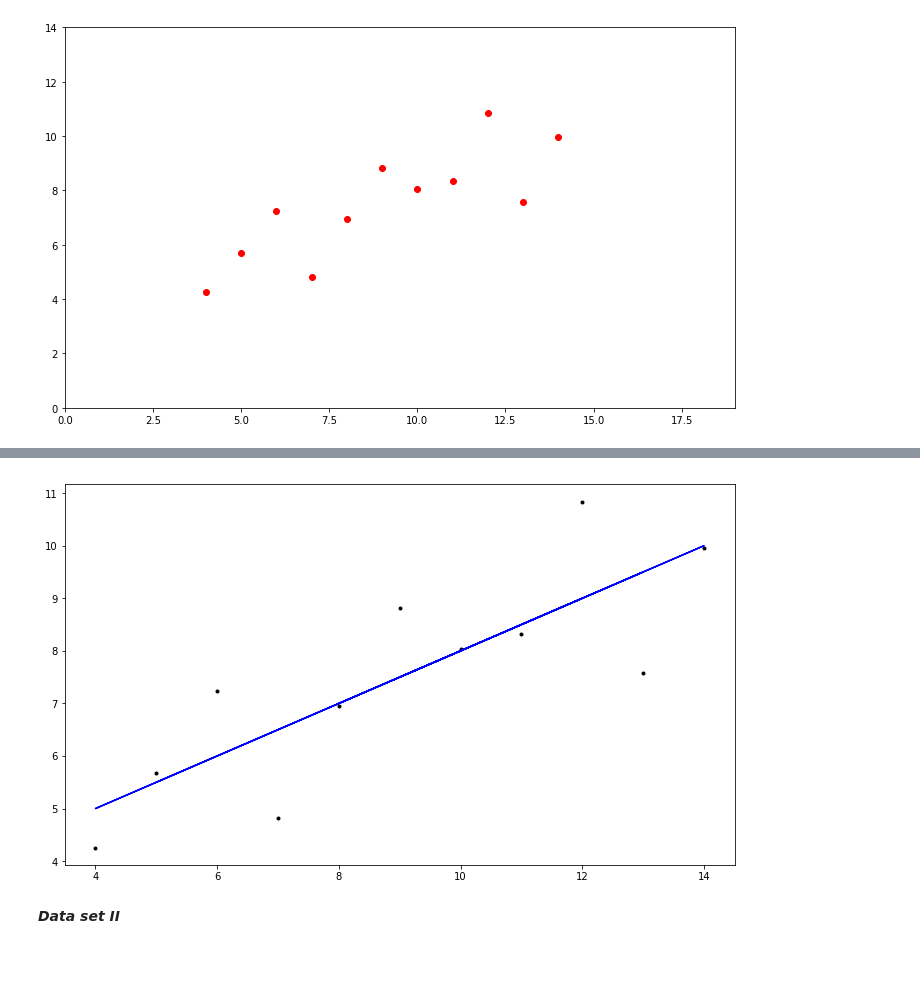
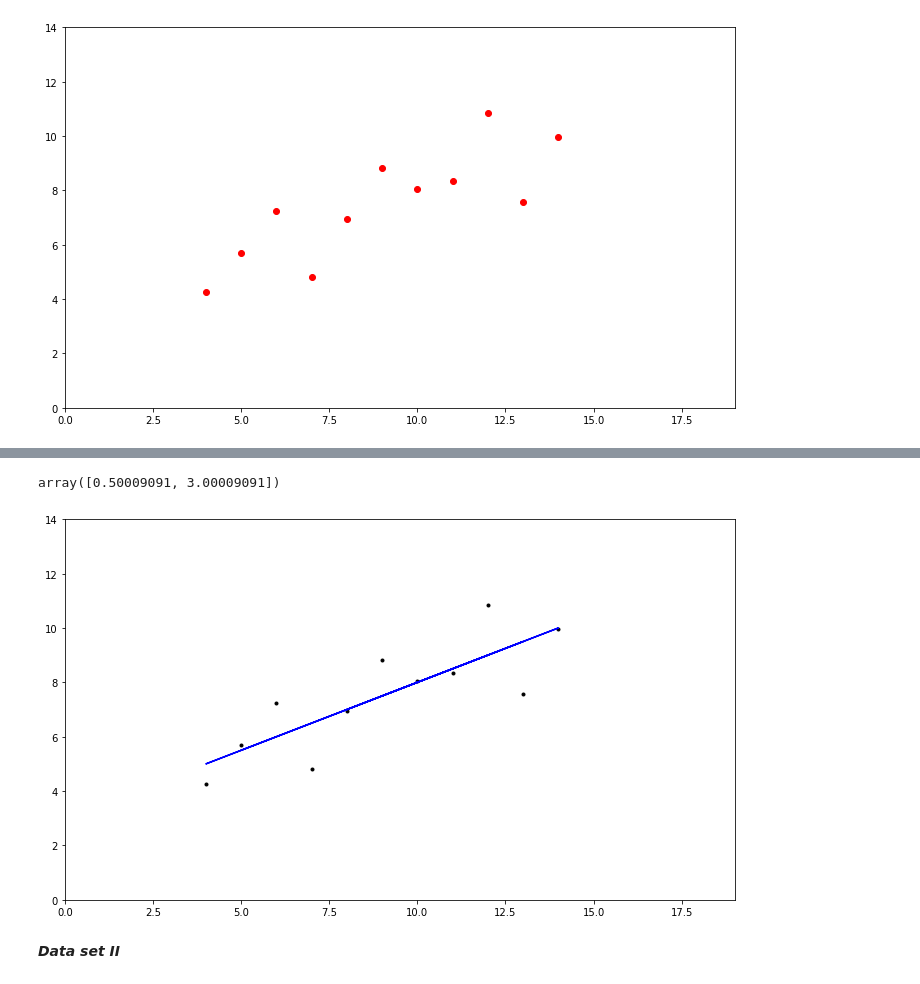
Before and after one commit to Nayade2lu/anscombes, a Jupyter notebook: Anscombes.ipynb, the cells around one changed output, grey strips where cells are left out. Drawn from its saved outputs; the diff is of its cells as text; code cells hidden in the pictures.

Commit message:
linear regression best fit line data set 1 and code refactor

```diff
--- a/Anscombes.ipynb
+++ b/Anscombes.ipynb
@@ -100,12 +80,27 @@ w = np.asarray(w)
+# %%
+#obtain the mean and the cost for the first data set, the funtion np.polyfit gives us this informatio
+np.polyfit(x1, y1, 1)
+# %% [output]
+array([0.50009091, 3.00009091])
+# %%
+#declare the variable m1 as the values for mean for the first data set
+m1 = 0.50009091
+# %%
+#declare the variable c1 as the values for the cost for the first data set
+c1 = 3.00009091
+# %%
+#convert x1 from a list of floats into an array,  thus I would be able to use it to calculate the best fit line.
+#In Python, multiplying a string and a float makes no defined meaning
+x1 = np.asarray(x1)
 # %%
-# Plot the best fit line.
-plt.plot(w, d, 'k.', label='Original data')
-plt.plot(w, m * w + c, 'b-', label='Best fit line')
-
+# Plot the best fit line with the first data set values.
+plt.plot(x1, y1, 'k.')
+plt.plot(x1, m1 * x1 + c1, 'b-')
+plt.axis([0, 19, 0, 14])
 # Show the plot.
 plt.show()
 # %% [output]
-[figure, old version]
+[figure, new version]
 # %% [markdown]
 ***Data set II***
 # %%
```
Also changed, not shown: parts of 17 cells of this notebook.
